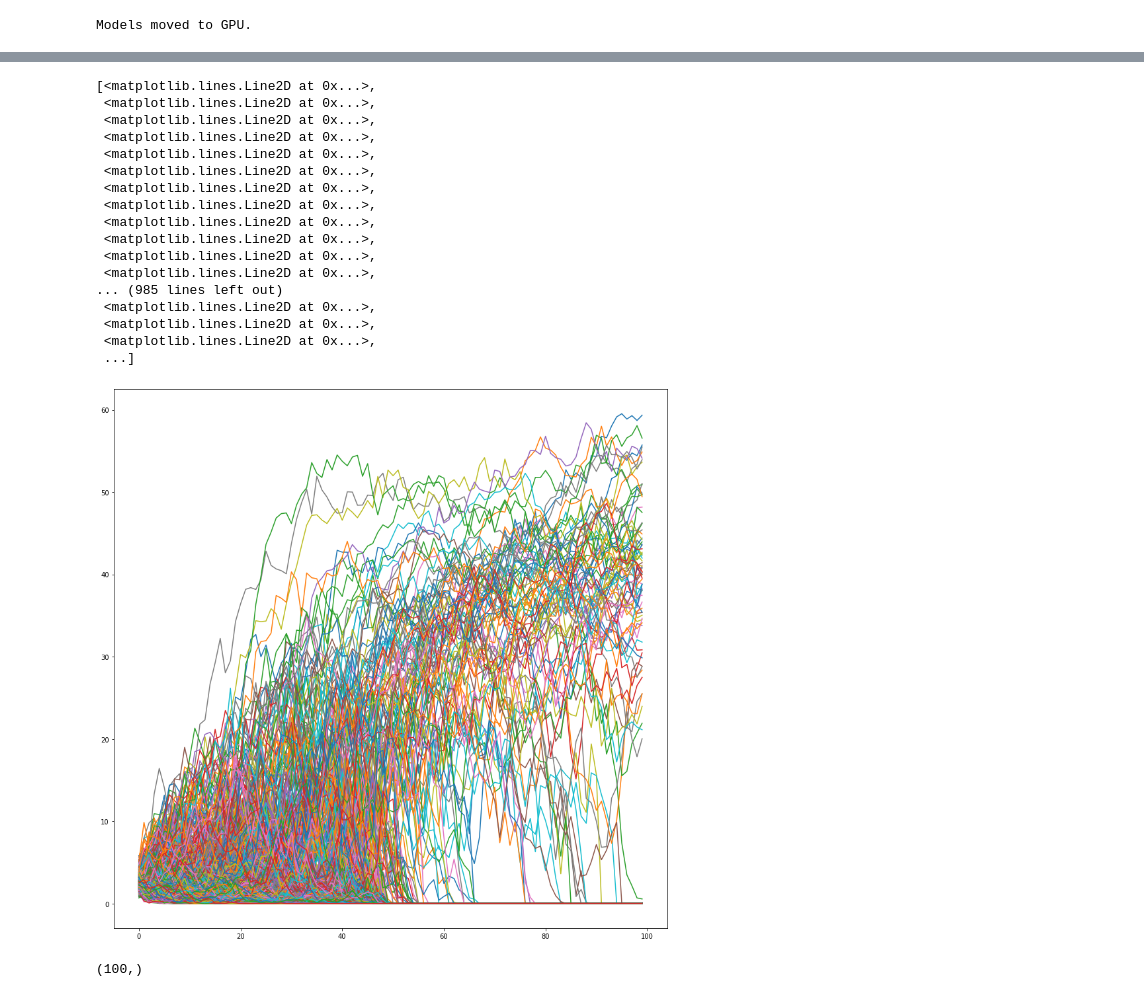
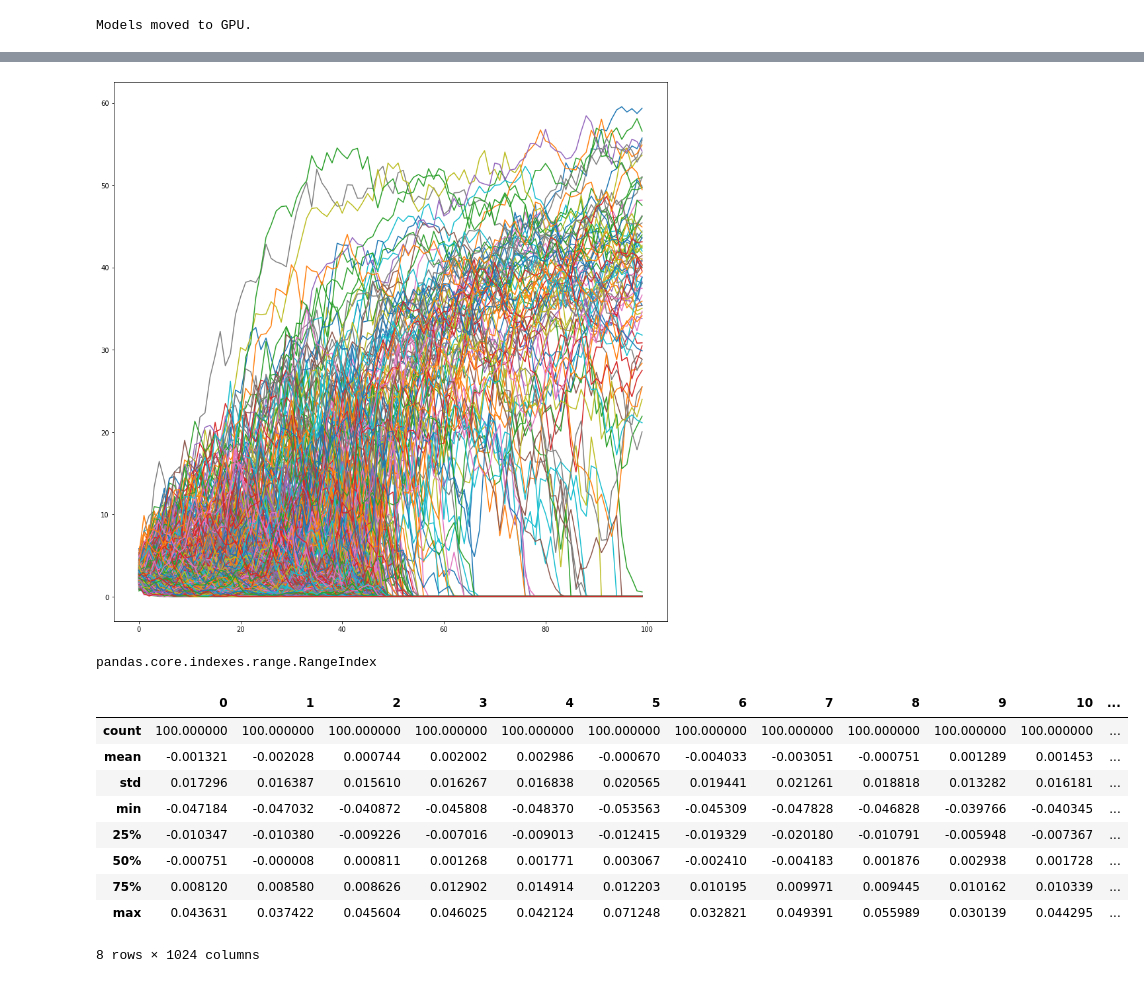
Before and after one commit to pihk94/ProgGPU, a Jupyter notebook: GAN.ipynb, the cells around one changed output, grey strips where cells are left out. Saved outputs shown, nothing was run; the diff lists cells and outputs as text; code cells hidden in the pictures.

```diff
--- a/GAN.ipynb
+++ b/GAN.ipynb
@@ -261,26 +255,25 @@ df.describe()
 # %%
 plt.figure(figsize=(15,15))
-plt.plot(df.T)
+plt.plot(TRUE_prices)
+plt.show()
 # %% [output]
-[<matplotlib.lines.Line2D at 0x...>,
- <matplotlib.lines.Line2D at 0x...>,
- <matplotlib.lines.Line2D at 0x...>,
- <matplotlib.lines.Line2D at 0x...>,
- <matplotlib.lines.Line2D at 0x...>,
- <matplotlib.lines.Line2D at 0x...>,
- <matplotlib.lines.Line2D at 0x...>,
- <matplotlib.lines.Line2D at 0x...>,
- <matplotlib.lines.Line2D at 0x...>,
- <matplotlib.lines.Line2D at 0x...>,
- <matplotlib.lines.Line2D at 0x...>,
- <matplotlib.lines.Line2D at 0x...>,
-... (985 lines left out)
- <matplotlib.lines.Line2D at 0x...>,
- <matplotlib.lines.Line2D at 0x...>,
- <matplotlib.lines.Line2D at 0x...>,
- ...]
 [figure]
-# %%
-full_data[0][0][0].shape
-# %% [output]
-(100,)
+# %%
+type(TRUE_prices.columns)
+# %% [output]
+pandas.core.indexes.range.RangeIndex
+# %%
+GEN_prices = pd.read_csv('generation/499.csv')
+GEN_prices = GEN_prices[GEN_prices.columns[1:]].T
+GEN_prices.describe()
+# %% [output]
+|  | 0 | 1 | 2 | 3 | 4 | 5 | 6 | 7 | 8 | 9 | 10 | ... |
+| count | 100.000000 | 100.000000 | 100.000000 | 100.000000 | 100.000000 | 100.000000 | 100.000000 | 100.000000 | 100.000000 | 100.000000 | 100.000000 | ... |
+| mean | -0.001321 | -0.002028 | 0.000744 | 0.002002 | 0.002986 | -0.000670 | -0.004033 | -0.003051 | -0.000751 | 0.001289 | 0.001453 | ... |
+| std | 0.017296 | 0.016387 | 0.015610 | 0.016267 | 0.016838 | 0.020565 | 0.019441 | 0.021261 | 0.018818 | 0.013282 | 0.016181 | ... |
+| min | -0.047184 | -0.047032 | -0.040872 | -0.045808 | -0.048370 | -0.053563 | -0.045309 | -0.047828 | -0.046828 | -0.039766 | -0.040345 | ... |
+| 25% | -0.010347 | -0.010380 | -0.009226 | -0.007016 | -0.009013 | -0.012415 | -0.019329 | -0.020180 | -0.010791 | -0.005948 | -0.007367 | ... |
+| 50% | -0.000751 | -0.000008 | 0.000811 | 0.001268 | 0.001771 | 0.003067 | -0.002410 | -0.004183 | 0.001876 | 0.002938 | 0.001728 | ... |
+| 75% | 0.008120 | 0.008580 | 0.008626 | 0.012902 | 0.014914 | 0.012203 | 0.010195 | 0.009971 | 0.009445 | 0.010162 | 0.010339 | ... |
+| max | 0.043631 | 0.037422 | 0.045604 | 0.046025 | 0.042124 | 0.071248 | 0.032821 | 0.049391 | 0.055989 | 0.030139 | 0.044295 | ... |
+8 rows × 1024 columns
```
Also changed, not shown: parts of 13 cells of this notebook, 5 other files.
